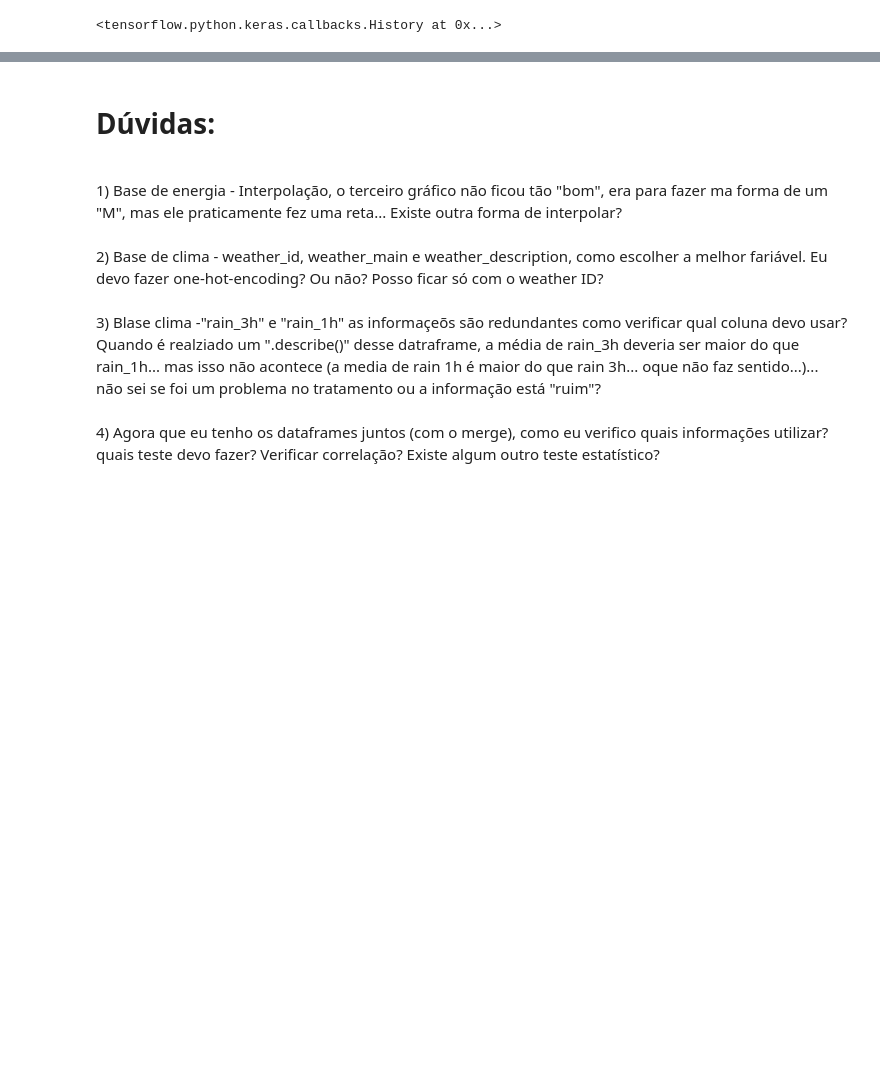
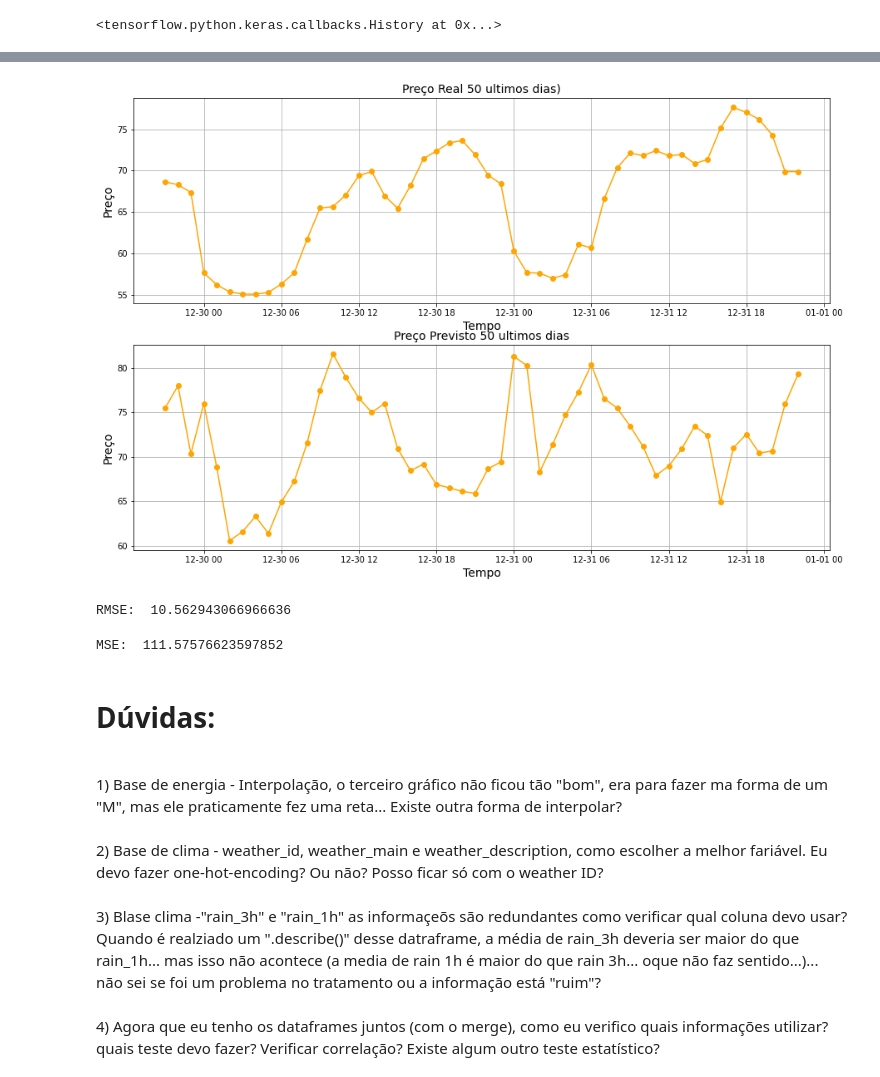
Before and after one commit to secretaria-ICA/Previsao_do_Preco_de_Energia, a Jupyter notebook: TCC_Energia.ipynb, the cells around one changed output, grey strips where cells are left out. Saved outputs shown, nothing was run; the diff lists cells and outputs as text; code cells hidden in the pictures; blank space fills up the shorter version.

Commit message:
Primeiro Modelo 500 Epoacas Horrivel

```diff
--- a/TCC_Energia.ipynb
+++ b/TCC_Energia.ipynb
@@ -1491,8 +1492,8 @@ https://towardsdatascience.com/pca-using-python-scikit-learn-e653f8989e60
 # %%
 # Selecionadno as colunas de treino e teste de acrodo com a correlação
 # Selecionando a coluna "Time" como índice de todos os dataframes utilizados para a criação do modelo.
-df_treino_modelo = df_variaveis_preditivas_treino[["price day ahead","generation fossil hard coal","generation fossil gas","total load actual","generation hydro pumped storage consumption","generation fossil brown coal/lignite","generation fossil oil","generation other renewable","wind_speed_Madrid","generation wind onshore","pressure_Bilbao","generation waste","wind_speed_Bilbao","generation biomass","wind_speed_Barcelona","wind_deg_Seville"]]
-#df_treino_modelo.set_index('time',inplace=True)
+df_treino_modelo = df_variaveis_preditivas_treino[["time","price day ahead","generation fossil hard coal","generation fossil gas","total load actual","generation hydro pumped storage consumption","generation fossil brown coal/lignite","generation fossil oil","generation other renewable","wind_speed_Madrid","generation wind onshore","pressure_Bilbao","generation waste","wind_speed_Bilbao","generation biomass","wind_speed_Barcelona","wind_deg_Seville"]]
+df_treino_modelo.set_index('time',inplace=True)
 
 df_teste_modelo =  df_variaveis_preditivas_teste[["time","price day ahead","generation fossil hard coal","generation fossil gas","total load actual","generation hydro pumped storage consumption","generation fossil brown coal/lignite","generation fossil oil","generation other renewable","wind_speed_Madrid","generation wind onshore","pressure_Bilbao","generation waste","wind_speed_Bilbao","generation biomass","wind_speed_Barcelona","wind_deg_Seville"]]
 df_teste_modelo.set_index('time',inplace=True)
@@ -1659,0 +1696,4 @@ aaaaaaaaaaaaaaaaaaaaaaaaaaaaaaaaaaaaaaaaaaaaaaaaaaaaaaaaaaaaaaaaasazszammlzcvfgd
+# %%
+# Carregar o modelo
+model = load_model('/content/drive/My Drive/TCC/modelo_1.h5')
+model.summary()
@@ -1659,0 +1718,4 @@ aaaaaaaaaaaaaaaaaaaaaaaaaaaaaaaaaaaaaaaaaaaaaaaaaaaaaaaaaaaaaaaaasazszammlzcvfgd
+# %%
+# Testar modelo com a base de teste:
+previsao = model.predict(X_test)
+previsao
@@ -1660,8 +1730,46 @@ aaaaaaaaaaaaaaaaaaaaaaaaaaaaaaaaaaaaaaaaaaaaaaaaaaaaaaaaaaaaaaaaasazszammlzcvfgd
+# %%
+# Criando um dataframe com os resultados previstos
+dataset_previsao =  pd.DataFrame(previsao,
+                                 columns=["price_previsto"])
+
+# Resentando o indice da colua "price actual" da variável de treino
+resposta_treino = df_variavel_alvo_teste_modelo.reset_index()
+
+# Juntando os dataframes para criar visualização de comparação de respostas:
+df_comparacao = dataset_previsao.merge(resposta_treino, left_index=True, right_index=True)
+
+df_visual = df_comparacao.tail(50)
+
+fig = plt.figure(figsize=(15, 10))
+
+plt.subplot(2, 1, 1)
+plt.plot(df_visual['time'],df_visual['price actual'], color='orange', marker='o')
+plt.title('Preço Real 50 ultimos dias)', fontsize=14)
+plt.xlabel('Tempo', fontsize=14)
+plt.ylabel('Preço', fontsize=14)
+plt.grid(True)
+
+
+plt.subplot(2, 1, 2)
+plt.plot(df_visual['time'],df_visual['price_previsto'], color='orange', marker='o')
+plt.title('Preço Previsto 50 ultimos dias', fontsize=14)
+plt.xlabel('Tempo', fontsize=14)
+plt.ylabel('Preço', fontsize=14)
+plt.grid(True)
+
+plt.show()
+# %% [output]
+[figure, added]
 # %%
 import math
 from sklearn.metrics import mean_squared_error
-rmse = math.sqrt(mean_squared_error(Y_test, previsao))
+rmse = math.sqrt(mean_squared_error(df_variavel_alvo_teste_modelo, previsao))
 print('RMSE: ', rmse)
+# %% [output]
+RMSE:  10.562943066966636
 # %%
-mse = mean_squared_error(Y_test, previsao)
+# Muito longe de 0...
+mse = mean_squared_error(df_variavel_alvo_teste_modelo, previsao)
 print('MSE: ',mse)
+# %% [output]
+MSE:  111.57576623597852
```
Also changed, not shown: parts of 12 cells of this notebook.
